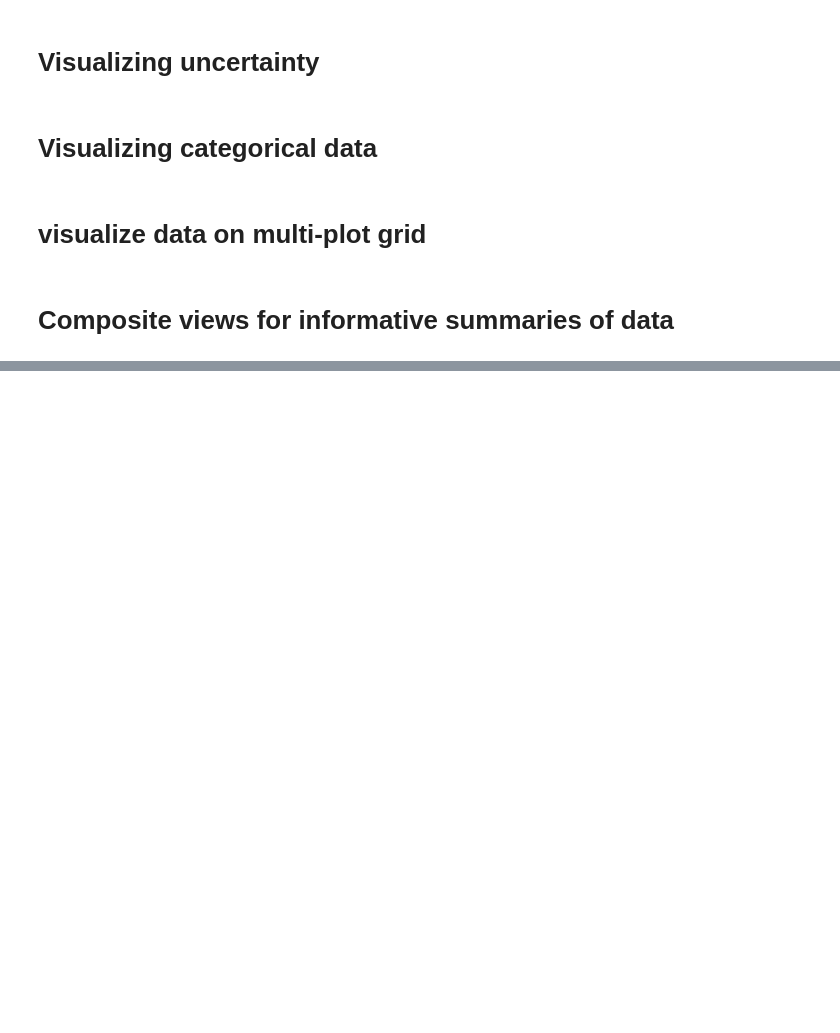
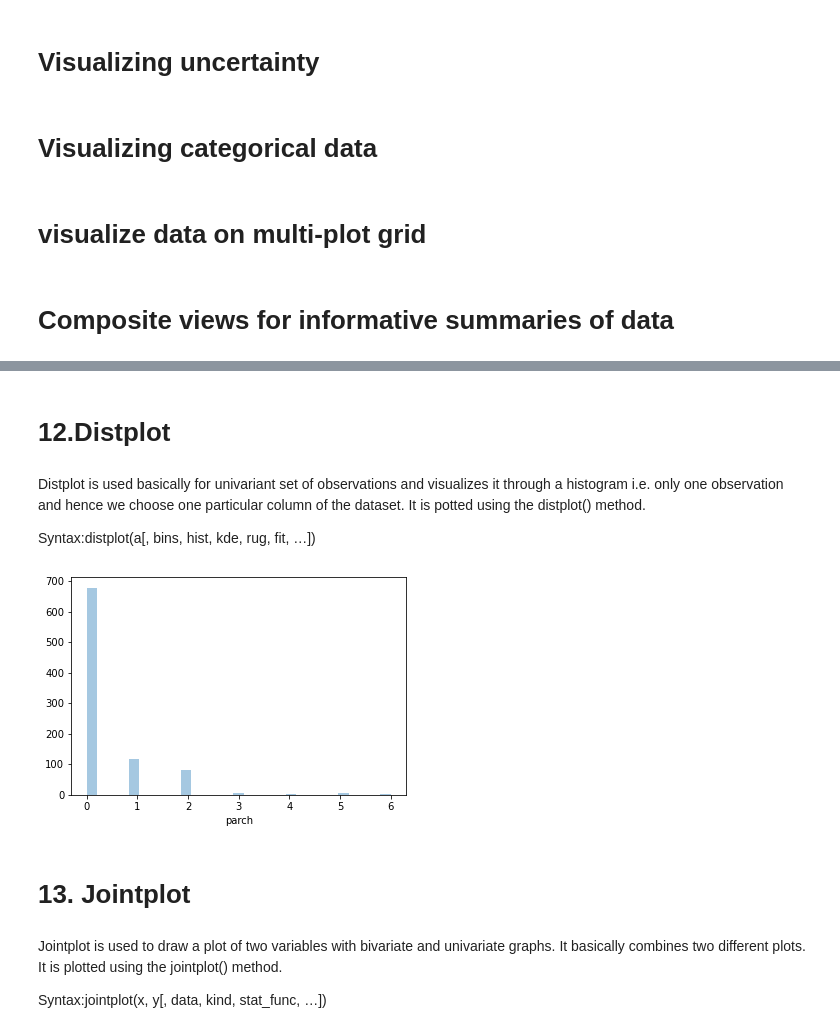
Before and after one commit to nikhilthakka/pydatabase, a Jupyter notebook: Data_visualization_with_python.ipynb, the cells around one changed output, grey strips where cells are left out. Saved outputs shown, nothing was run; the diff lists cells and outputs as text; code cells hidden in the pictures; blank space fills up the shorter version.

Commit message:
data visulization

```diff
--- a/Data_visualization_with_python.ipynb
+++ b/Data_visualization_with_python.ipynb
@@ -1189,0 +1117,17 @@ Syntax:clustermap(data, , pivot_kws=None, *kwargs)
+# %% [markdown]
+# 12.Distplot
+# %% [markdown]
+Distplot is used basically for univariant set of observations and visualizes it through a histogram i.e. only one observation and hence we choose one particular column of the dataset. It is potted using the distplot() method.
+
+Syntax:distplot(a[, bins, hist, kde, rug, fit, …])
+# %%
+sns.distplot(df['parch'],kde=False)
+plt.show()
+# %% [output]
+[figure, added]
+# %% [markdown]
+# 13. Jointplot
+# %% [markdown]
+Jointplot is used to draw a plot of two variables with bivariate and univariate graphs. It basically combines two different plots. It is plotted using the jointplot() method.
+
+Syntax:jointplot(x, y[, data, kind, stat_func, …])
```
Also changed, not shown: parts of 142 cells of this notebook.
